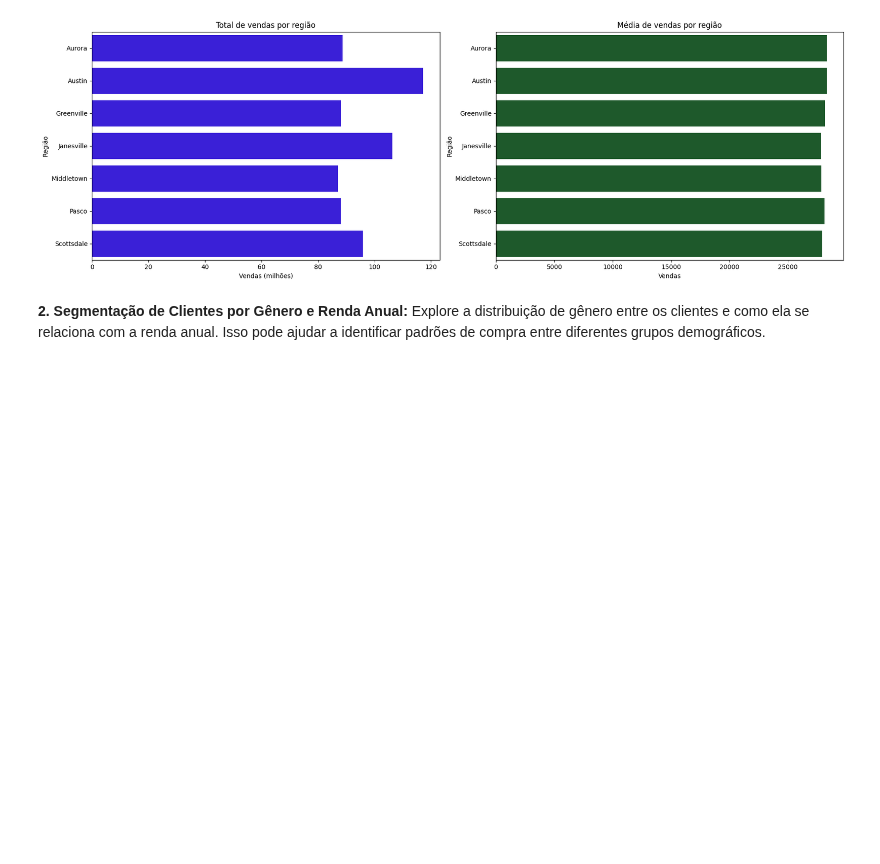
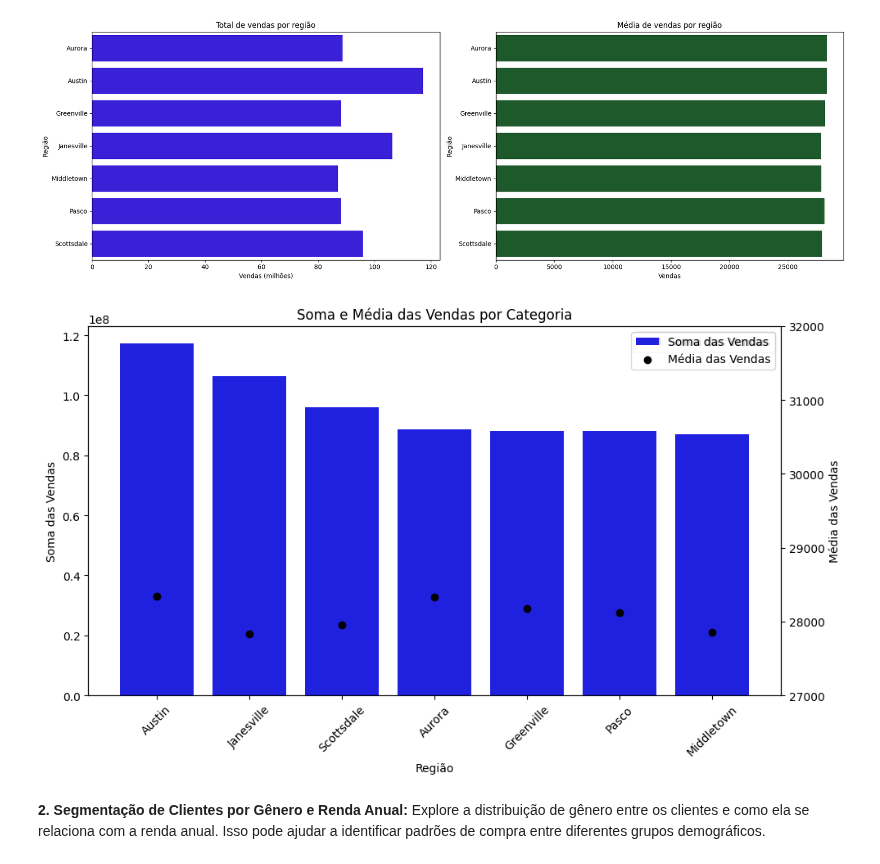
Before and after one commit to GabrielVila/Car-Sales-Report, a Jupyter notebook: projeto_carro.ipynb, the cells around one changed output. Drawn from its saved outputs; the diff is of its cells as text; code cells hidden in the pictures; blank space fills up the shorter version.

```diff
--- a/projeto_carro.ipynb
+++ b/projeto_carro.ipynb
@@ -181,6 +181,41 @@ plt.tight_layout()
 plt.show()
 # %% [output]
 [figure]
+# %%
+grupo_vendas = dados.groupby('Dealer_Region')['Price ($)'].agg(['sum', 'mean']).reset_index()
+
+# Ordenar o DataFrame pela coluna de soma de vendas em ordem decrescente
+grupo_vendas = grupo_vendas.sort_values(by='sum', ascending=False)
+
+# Criação da figura e dos eixos
+fig, ax1 = plt.subplots(figsize=(10, 6))
+
+# Plotagem da soma das vendas
+sns.barplot(x='Dealer_Region', y='sum', data=grupo_vendas, color='blue', label='Soma das Vendas', ax=ax1)
+
+# Configurações do eixo primário
+ax1.set_xlabel('Região')
+ax1.set_ylabel('Soma das Vendas')
+ax1.tick_params(axis='x', rotation=45)
+
+# Criação do eixo secundário para a média
+ax2 = ax1.twinx()
+ax2.scatter(grupo_vendas['Dealer_Region'], grupo_vendas['mean'], color='black', label='Média das Vendas')
+
+# Configurações do eixo secundário
+ax2.set_ylabel('Média das Vendas')
+ax2.set_ylim(27000, 32000)  # Definindo o intervalo desejado para o eixo secundário
+
+# Adicionando legenda
+lines, labels = ax1.get_legend_handles_labels()
+lines2, labels2 = ax2.get_legend_handles_labels()
+ax2.legend(lines + lines2, labels + labels2, loc='upper right')
+
+plt.title('Soma e Média das Vendas por Categoria')
+plt.tight_layout()
+plt.show()
+# %% [output]
+[figure, added]
 # %% [markdown]
 **2. Segmentação de Clientes por Gênero e Renda Anual:** Explore a distribuição de gênero entre os clientes e como ela se relaciona com a renda anual. Isso pode ajudar a identificar padrões de compra entre diferentes grupos demográficos.
 # %%
```
Also changed, not shown: parts of 1 cell of this notebook.
